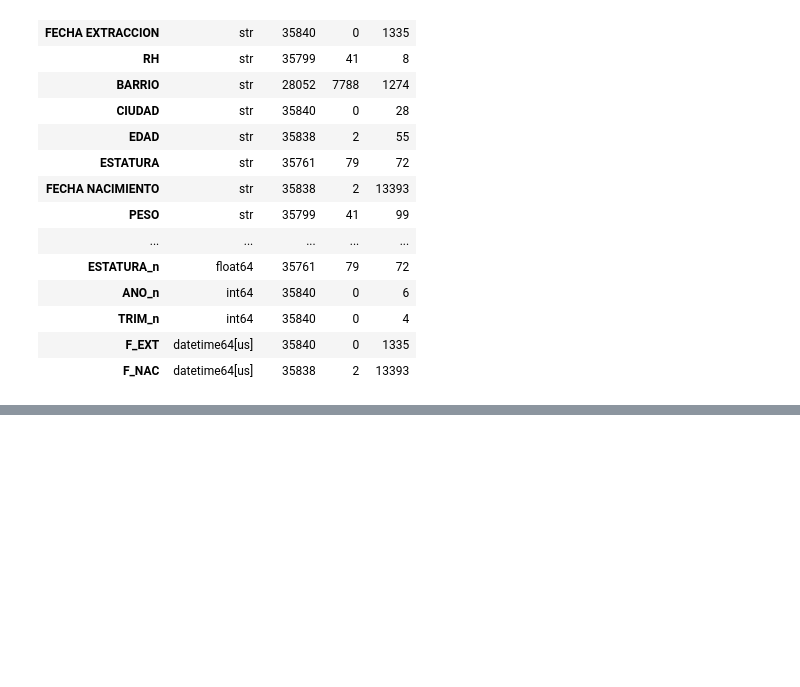
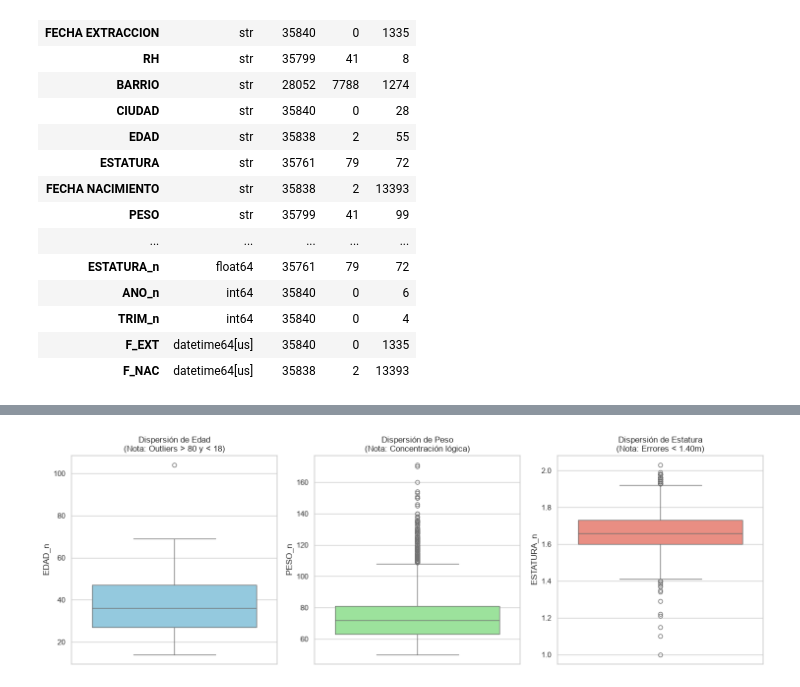
Before and after one commit to jucarami/actividad2EDAalina-alba, a Jupyter notebook: diagnostico_datos.ipynb, the cells around one changed output, grey strips where cells are left out. Saved outputs shown, nothing was run; the diff lists cells and outputs as text; code cells hidden in the pictures; blank space fills up the shorter version.

Commit message:
se agrega el comportamiento de completitud y comportamiento de nulos, Integridad de Fechas vs Edad declarada , Valores Únicos en factor RH y unos graficos que muestran la situacon actual de los datos

```diff
--- a/diagnostico_datos.ipynb
+++ b/diagnostico_datos.ipynb
@@ -53,3 +54,16 @@ for f in Path('.').iterdir():
 'diagnostico_datos.ipynb'
 'README.md'
 'requirements.txt'
+# %%
+# Celda de código
+print("--- Porcentaje de Nulos por Columna ---")
+nulos_pct = (df.isna().sum() / len(df)) * 100
+print(nulos_pct[nulos_pct > 0].sort_values(ascending=False).to_string())
+print("\n")
+
+# Diagnóstico cruzado: ¿El BARRIO es nulo porque la CIUDAD no es Medellín?
+df['BARRIO_NULO'] = df['BARRIO'].isna()
+cruce_barrio_ciudad = pd.crosstab(df['CIUDAD'] == 'MEDELLIN', df['BARRIO_NULO'],
+                                  rownames=['Es Medellín'], colnames=['Falta Barrio'], normalize='index') * 100
+print("--- Probabilidad de nulo en BARRIO según CIUDAD ---")
+print(cruce_barrio_ciudad.round(2).astype(str) + ' %')
@@ -113,0 +246,20 @@ pd.DataFrame({
+# %%
+# Celda de código
+import matplotlib.pyplot as plt
+import seaborn as sns
+
+fig, axes = plt.subplots(1, 3, figsize=(15, 5))
+
+sns.boxplot(y=df['EDAD_n'], ax=axes[0], color='skyblue')
+axes[0].set_title('Dispersión de Edad\n(Nota: Outliers > 80 y < 18)')
+
+sns.boxplot(y=df['PESO_n'], ax=axes[1], color='lightgreen')
+axes[1].set_title('Dispersión de Peso\n(Nota: Concentración lógica)')
+
+sns.boxplot(y=df['ESTATURA_n'], ax=axes[2], color='salmon')
+axes[2].set_title('Dispersión de Estatura\n(Nota: Errores < 1.40m)')
+
+plt.tight_layout()
+plt.show()
+# %% [output]
+[figure, added]
```
Also changed, not shown: parts of 11 cells of this notebook.
